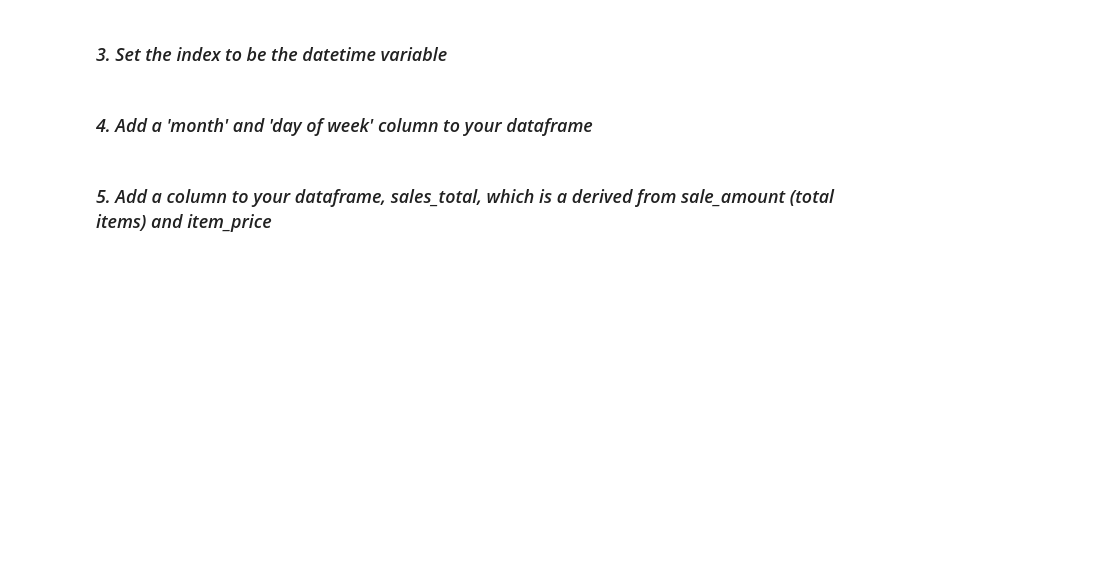
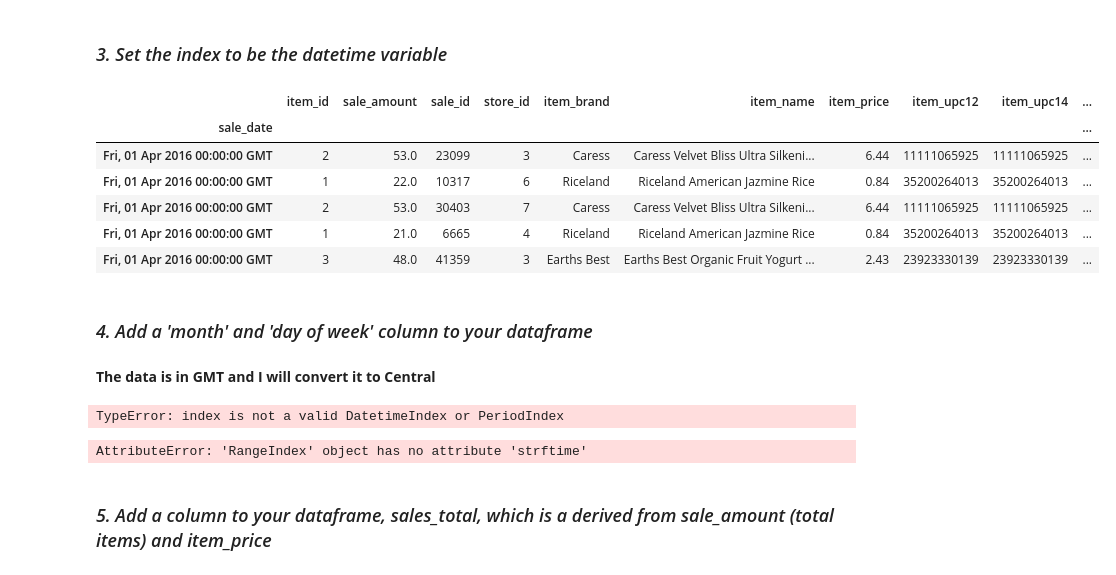
Before and after one commit to Severina7/time_series_exercises, a Jupyter notebook: preparation_exercises.ipynb, the cells around one changed output. Drawn from its saved outputs; the diff is of its cells as text; code cells hidden in the pictures; blank space fills up the shorter version.

```diff
--- a/preparation_exercises.ipynb
+++ b/preparation_exercises.ipynb
@@ -9,4 +138,27 @@
 # %% [markdown]
 ### *3. Set the index to be the datetime variable*
+# %%
+sales_info1 = sales_info.set_index('sale_date').sort_index()
+sales_info1.head()
+# %% [output]
+|  | item_id | sale_amount | sale_id | store_id | item_brand | item_name | item_price | item_upc12 | item_upc14 | ... |
+| sale_date |  |  |  |  |  |  |  |  |  | ... |
+| Fri, 01 Apr 2016 00:00:00 GMT | 2 | 53.0 | 23099 | 3 | Caress | Caress Velvet Bliss Ultra Silkeni... | 6.44 | 11111065925 | 11111065925 | ... |
+| Fri, 01 Apr 2016 00:00:00 GMT | 1 | 22.0 | 10317 | 6 | Riceland | Riceland American Jazmine Rice | 0.84 | 35200264013 | 35200264013 | ... |
+| Fri, 01 Apr 2016 00:00:00 GMT | 2 | 53.0 | 30403 | 7 | Caress | Caress Velvet Bliss Ultra Silkeni... | 6.44 | 11111065925 | 11111065925 | ... |
+| Fri, 01 Apr 2016 00:00:00 GMT | 1 | 21.0 | 6665 | 4 | Riceland | Riceland American Jazmine Rice | 0.84 | 35200264013 | 35200264013 | ... |
+| Fri, 01 Apr 2016 00:00:00 GMT | 3 | 48.0 | 41359 | 3 | Earths Best | Earths Best Organic Fruit Yogurt ... | 2.43 | 23923330139 | 23923330139 | ... |
 # %% [markdown]
 ### *4. Add a 'month' and 'day of week' column to your dataframe*
+# %% [markdown]
+**The data is in GMT and I will convert it to Central**
+# %%
+sales_info1 = (sales_info.tz_localize("utc").tz_convert("US/Central"))
+sales_info1.head()
+# %% [output]
+TypeError: index is not a valid DatetimeIndex or PeriodIndex
+# %%
+sales_info['month']  = sales_info.index.strftime('%m-%b')
+sales_info.head()
+# %% [output]
+AttributeError: 'RangeIndex' object has no attribute 'strftime'
```
Also changed, not shown: parts of 13 cells of this notebook, 4 other files.
